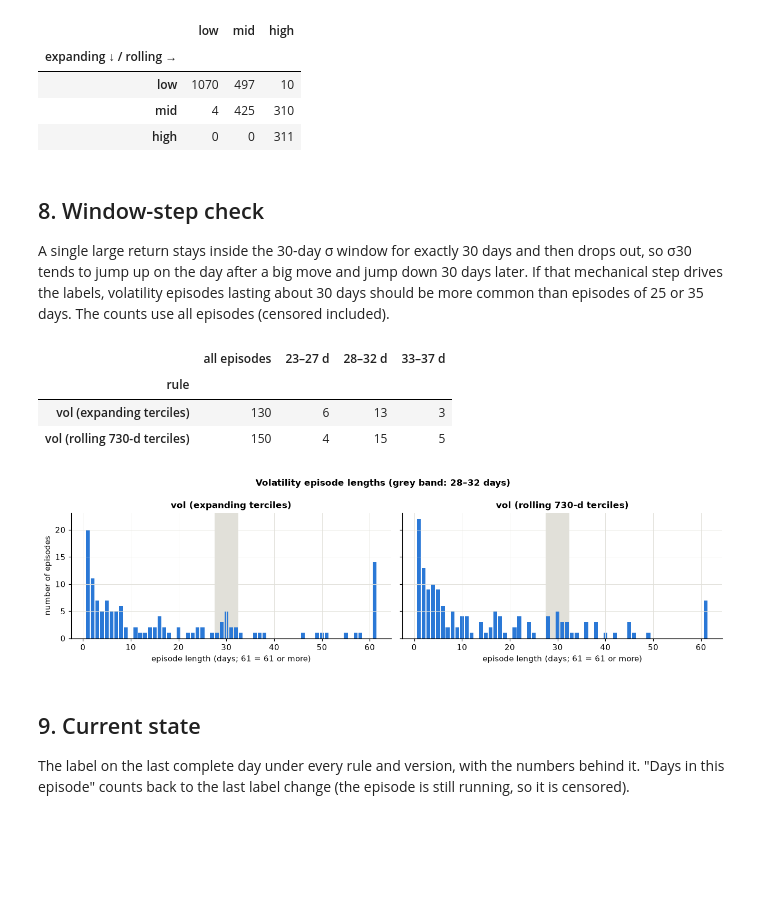
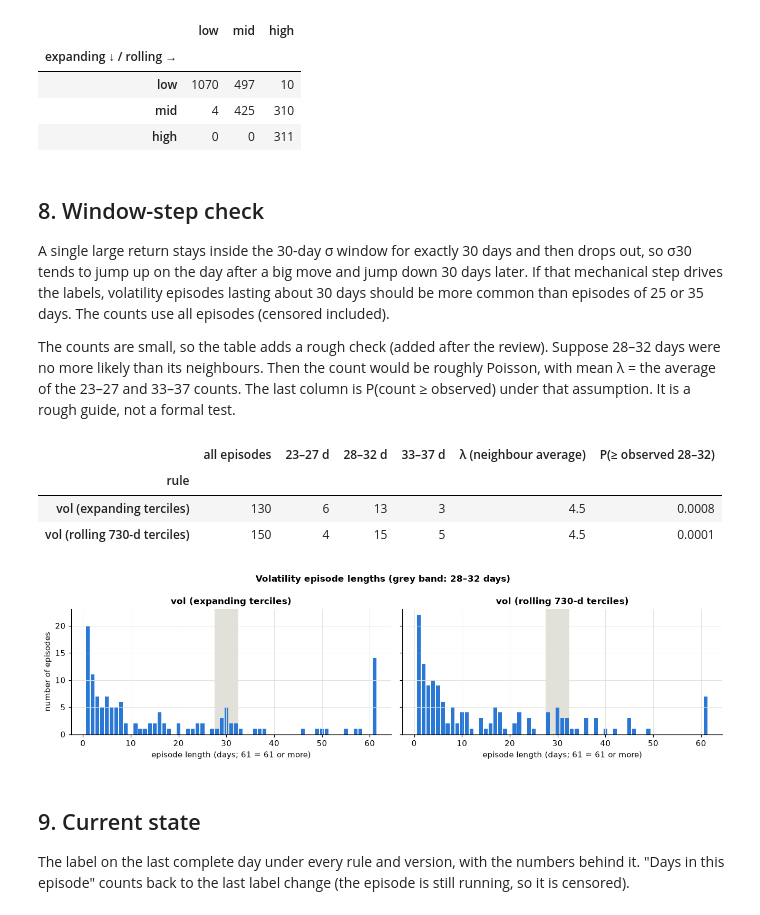
Before and after one commit to Alvarado-Maganna/crypto-quant-lab, a Jupyter notebook: notebooks/10_regimes.ipynb, the cells around one changed output. Saved outputs shown, nothing was run; the diff lists cells and outputs as text; code cells hidden in the pictures; blank space fills up the shorter version.

```diff
--- a/notebooks/10_regimes.ipynb
+++ b/notebooks/10_regimes.ipynb
@@ -419,0 +413,12 @@ all labelled days (drawdown rule): mean next-day 13.9 bps, median 4.7 bps, σ 3.
+# %%
+nd = pd.concat({RULES[c]: next_day_stats(labels[c], r).reindex(ORDER[c]) for c in RULES},
+               names=["rule", "label"])
+base_rows = []
+for c in RULES:
+    x = r.shift(-1)[labels[c].notna()].dropna()
+    base_rows.append({"rule": RULES[c], "first labelled day": labels[c].first_valid_index().date(),
+                      "mean next-day (bps)": 1e4 * x.mean(), "median next-day (bps)": 1e4 * x.median(),
+                      "SE of mean, i.i.d. (bps)": 1e4 * x.std() / math.sqrt(len(x)), "n days": len(x)})
+baseline = pd.DataFrame(base_rows).set_index("rule")
+display(baseline.round(1).rename_axis("baseline: all labelled days of each rule"))
+nd.round(1)
@@ -508,33 +536,48 @@ A single large return stays inside the 30-day σ window for exactly 30 days and
 σ30 tends to jump up on the day after a big move and jump down 30 days later. If that mechanical
 step drives the labels, volatility episodes lasting about 30 days should be more common than
 episodes of 25 or 35 days. The counts use all episodes (censored included).
+
+The counts are small, so the table adds a rough check (added after the review). Suppose 28–32 days
+were no more likely than its neighbours. Then the count would be roughly Poisson, with mean λ = the
+average of the 23–27 and 33–37 counts. The last column is P(count ≥ observed) under that
+assumption. It is a rough guide, not a formal test.
 # %%
 bins = {"23–27 d": (23, 27), "28–32 d": (28, 32), "33–37 d": (33, 37)}
 step_rows = []
 for c in ["vol_exp", "vol_roll"]:
     n = eps[c]["n_days"]
     row = {"rule": RULES[c], "all episodes": len(n)}
     row.update({k: int(n.between(lo, hi).sum()) for k, (lo, hi) in bins.items()})
     step_rows.append(row)
 step_table = pd.DataFrame(step_rows).set_index("rule")
-display(step_table)
+
+
+def poisson_tail(k, lam):
+    # P(X >= k) for X ~ Poisson(lam)
+    return 1 - sum(math.exp(-lam) * lam ** i / math.factorial(i) for i in range(k))
+
+
+step_table["λ (neighbour average)"] = (step_table["23–27 d"] + step_table["33–37 d"]) / 2
+step_table["P(≥ observed 28–32)"] = [poisson_tail(k, lam) for k, lam in
+                                     zip(step_table["28–32 d"], step_table["λ (neighbour average)"])]
+display(step_table.round(4))
 
 fig, axes = plt.subplots(1, 2, figsize=(12, 3.4), sharey=True)
 for ax, c in zip(axes, ["vol_exp", "vol_roll"]):
     counts = eps[c]["n_days"].clip(upper=61).value_counts().reindex(range(1, 62), fill_value=0)
     ax.axvspan(27.5, 32.5, color=GRID, lw=0)
     ax.bar(counts.index, counts.values, width=0.8, color=BLUE)
     ax.set_title(RULES[c])
     ax.set_xlabel("episode length (days; 61 = 61 or more)")
 axes[0].set_ylabel("number of episodes")
 fig.suptitle("Volatility episode lengths (grey band: 28–32 days)", fontweight="bold", fontsize=11)
 plt.tight_layout()
 plt.show()
 # %% [output]
-|  | all episodes | 23–27 d | 28–32 d | 33–37 d |
-| rule |  |  |  |  |
-| vol (expanding terciles) | 130 | 6 | 13 | 3 |
-| vol (rolling 730-d terciles) | 150 | 4 | 15 | 5 |
+|  | all episodes | 23–27 d | 28–32 d | 33–37 d | λ (neighbour average) | P(≥ observed 28–32) |
+| rule |  |  |  |  |  |  |
+| vol (expanding terciles) | 130 | 6 | 13 | 3 | 4.5 | 0.0008 |
+| vol (rolling 730-d terciles) | 150 | 4 | 15 | 5 | 4.5 | 0.0001 |
 [figure]
 # %% [markdown]
 ## 9. Current state
```
Also changed, not shown: parts of 11 cells of this notebook, 3 other files.
